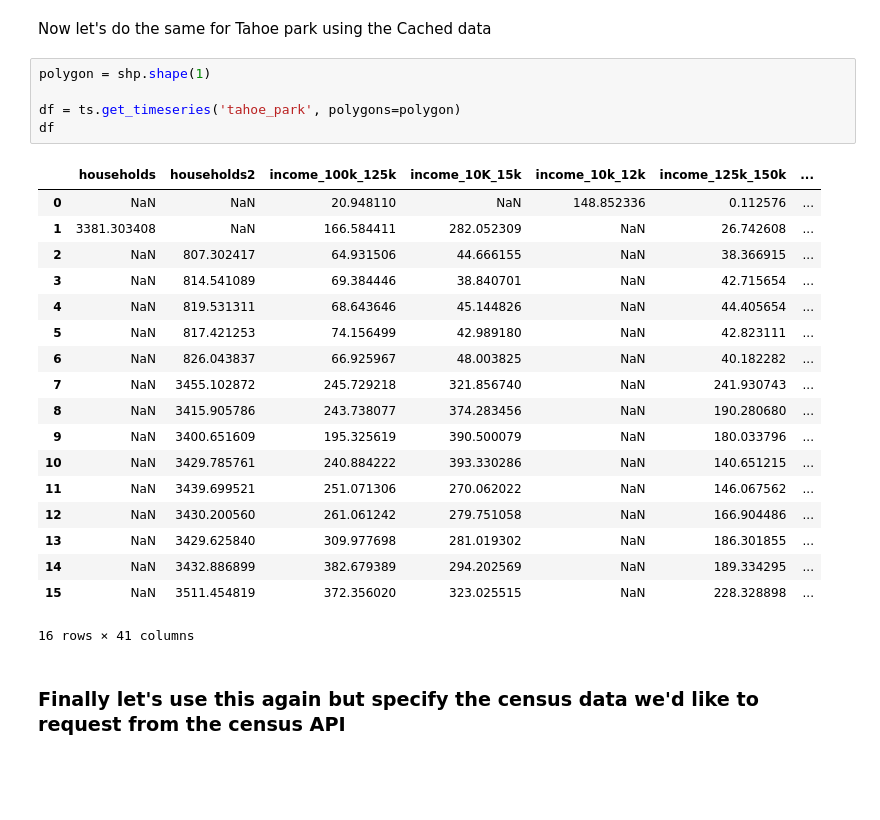
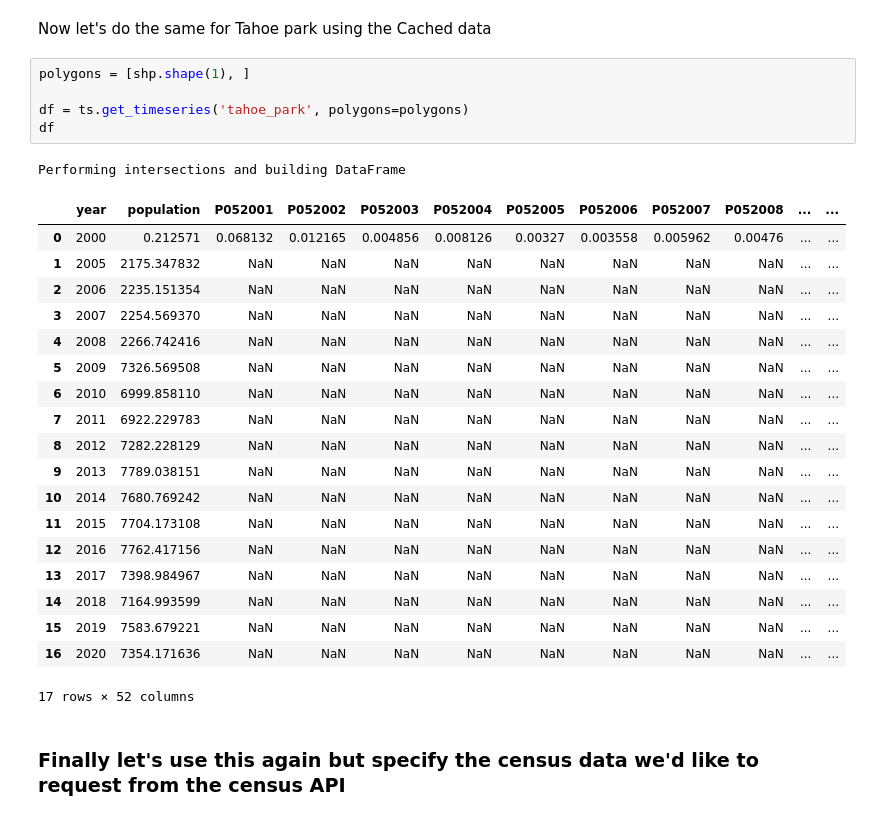
Before and after one commit to jlarsen-usgs/census-data-collector, a Jupyter notebook: examples/2 pulling a time series from the census.ipynb, the cells around one changed output. Cells and saved outputs as stored; diff of their text form; blank space fills up the shorter version.

Commit message:
updates for data release

```diff
--- a/examples/2 pulling a time series from the census.ipynb
+++ b/examples/2 pulling a time series from the census.ipynb
@@ -102,29 +95,31 @@ To retain the current behavior and silence the warning, pass 'sort=True'.
 # %% [markdown]
 Now let's do the same for Tahoe park using the Cached data
 # %%
-polygon = shp.shape(1)
+polygons = [shp.shape(1), ]
 
-df = ts.get_timeseries('tahoe_park', polygons=polygon)
+df = ts.get_timeseries('tahoe_park', polygons=polygons)
 df
 # %% [output]
+Performing intersections and building DataFrame
-|  | households | households2 | income_100k_125k | income_10K_15k | income_10k_12k | income_125k_150k | ... |
-| 0 | NaN | NaN | 20.948110 | NaN | 148.852336 | 0.112576 | ... |
-| 1 | 3381.303408 | NaN | 166.584411 | 282.052309 | NaN | 26.742608 | ... |
-| 2 | NaN | 807.302417 | 64.931506 | 44.666155 | NaN | 38.366915 | ... |
-| 3 | NaN | 814.541089 | 69.384446 | 38.840701 | NaN | 42.715654 | ... |
-| 4 | NaN | 819.531311 | 68.643646 | 45.144826 | NaN | 44.405654 | ... |
-| 5 | NaN | 817.421253 | 74.156499 | 42.989180 | NaN | 42.823111 | ... |
-| 6 | NaN | 826.043837 | 66.925967 | 48.003825 | NaN | 40.182282 | ... |
-| 7 | NaN | 3455.102872 | 245.729218 | 321.856740 | NaN | 241.930743 | ... |
-| 8 | NaN | 3415.905786 | 243.738077 | 374.283456 | NaN | 190.280680 | ... |
-| 9 | NaN | 3400.651609 | 195.325619 | 390.500079 | NaN | 180.033796 | ... |
-| 10 | NaN | 3429.785761 | 240.884222 | 393.330286 | NaN | 140.651215 | ... |
-| 11 | NaN | 3439.699521 | 251.071306 | 270.062022 | NaN | 146.067562 | ... |
-| 12 | NaN | 3430.200560 | 261.061242 | 279.751058 | NaN | 166.904486 | ... |
-| 13 | NaN | 3429.625840 | 309.977698 | 281.019302 | NaN | 186.301855 | ... |
-| 14 | NaN | 3432.886899 | 382.679389 | 294.202569 | NaN | 189.334295 | ... |
-| 15 | NaN | 3511.454819 | 372.356020 | 323.025515 | NaN | 228.328898 | ... |
+|  | year | population | P052001 | P052002 | P052003 | P052004 | P052005 | P052006 | P052007 | P052008 | ... | ... |
+| 0 | 2000 | 0.212571 | 0.068132 | 0.012165 | 0.004856 | 0.008126 | 0.00327 | 0.003558 | 0.005962 | 0.00476 | ... | ... |
+| 1 | 2005 | 2175.347832 | NaN | NaN | NaN | NaN | NaN | NaN | NaN | NaN | ... | ... |
+| 2 | 2006 | 2235.151354 | NaN | NaN | NaN | NaN | NaN | NaN | NaN | NaN | ... | ... |
+| 3 | 2007 | 2254.569370 | NaN | NaN | NaN | NaN | NaN | NaN | NaN | NaN | ... | ... |
+| 4 | 2008 | 2266.742416 | NaN | NaN | NaN | NaN | NaN | NaN | NaN | NaN | ... | ... |
+| 5 | 2009 | 7326.569508 | NaN | NaN | NaN | NaN | NaN | NaN | NaN | NaN | ... | ... |
+| 6 | 2010 | 6999.858110 | NaN | NaN | NaN | NaN | NaN | NaN | NaN | NaN | ... | ... |
+| 7 | 2011 | 6922.229783 | NaN | NaN | NaN | NaN | NaN | NaN | NaN | NaN | ... | ... |
+| 8 | 2012 | 7282.228129 | NaN | NaN | NaN | NaN | NaN | NaN | NaN | NaN | ... | ... |
+| 9 | 2013 | 7789.038151 | NaN | NaN | NaN | NaN | NaN | NaN | NaN | NaN | ... | ... |
+| 10 | 2014 | 7680.769242 | NaN | NaN | NaN | NaN | NaN | NaN | NaN | NaN | ... | ... |
+| 11 | 2015 | 7704.173108 | NaN | NaN | NaN | NaN | NaN | NaN | NaN | NaN | ... | ... |
+| 12 | 2016 | 7762.417156 | NaN | NaN | NaN | NaN | NaN | NaN | NaN | NaN | ... | ... |
+| 13 | 2017 | 7398.984967 | NaN | NaN | NaN | NaN | NaN | NaN | NaN | NaN | ... | ... |
+| 14 | 2018 | 7164.993599 | NaN | NaN | NaN | NaN | NaN | NaN | NaN | NaN | ... | ... |
+| 15 | 2019 | 7583.679221 | NaN | NaN | NaN | NaN | NaN | NaN | NaN | NaN | ... | ... |
+| 16 | 2020 | 7354.171636 | NaN | NaN | NaN | NaN | NaN | NaN | NaN | NaN | ... | ... |
-16 rows × 41 columns
+17 rows × 52 columns
 # %% [markdown]
 ### Finally let's use this again but specify the census data we'd like to request from the census API
 # %%
```
Also changed, not shown: parts of 6 cells of this notebook, 8 other files.
